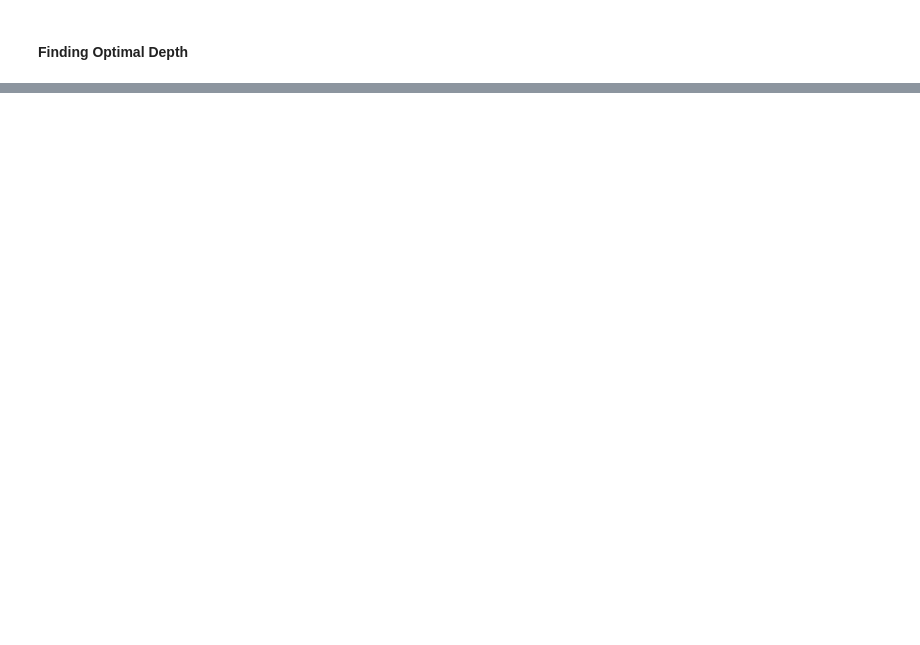
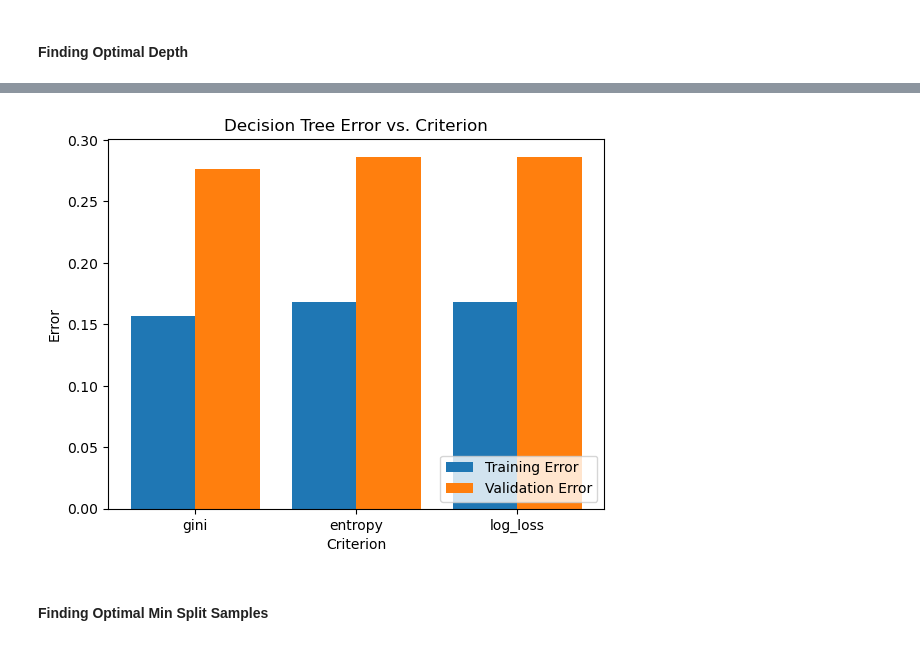
Before and after one commit to codyh587/compsci-178, a Jupyter notebook: decision_tree.ipynb, the cells around one changed output, grey strips where cells are left out. Drawn from its saved outputs; the diff is of its cells as text; code cells hidden in the pictures; blank space fills up the shorter version.

```diff
--- a/decision_tree.ipynb
+++ b/decision_tree.ipynb
@@ -94,0 +106,35 @@ plt.show()
+# %%
+criterions = ["gini", "entropy", "log_loss"]
+criterion_train_errors = []
+criterion_valid_errors = []
+
+def calculate_errors():
+    for criterion in criterions:
+        clf = DecisionTreeClassifier(max_depth=16, criterion=criterion, random_state=seed)
+        clf.fit(train_X, train_y)
+
+        train_pred = clf.predict(train_X)
+        valid_pred = clf.predict(valid_X)
+
+        criterion_train_errors.append(1 - accuracy_score(train_y, train_pred))
+        criterion_valid_errors.append(1 - accuracy_score(valid_y, valid_pred))
+
+calculate_errors()
+# %%
+def plot_errors():
+    width = 0.4
+    x = np.arange(len(criterions))
+    plt.bar(x - width / 2, criterion_train_errors, width, label="Training Error")
+    plt.bar(x + width / 2, criterion_valid_errors, width, label="Validation Error")
+    plt.title("Decision Tree Error vs. Criterion")
+    plt.xlabel("Criterion")
+    plt.ylabel("Error")
+    plt.xticks(x, criterions)
+    plt.legend(loc="lower right")
+    plt.show()
+
+plot_errors()
+# %% [output]
+[figure, added]
+# %% [markdown]
+#### Finding Optimal Min Split Samples
```
Also changed, not shown: parts of 13 cells of this notebook.
